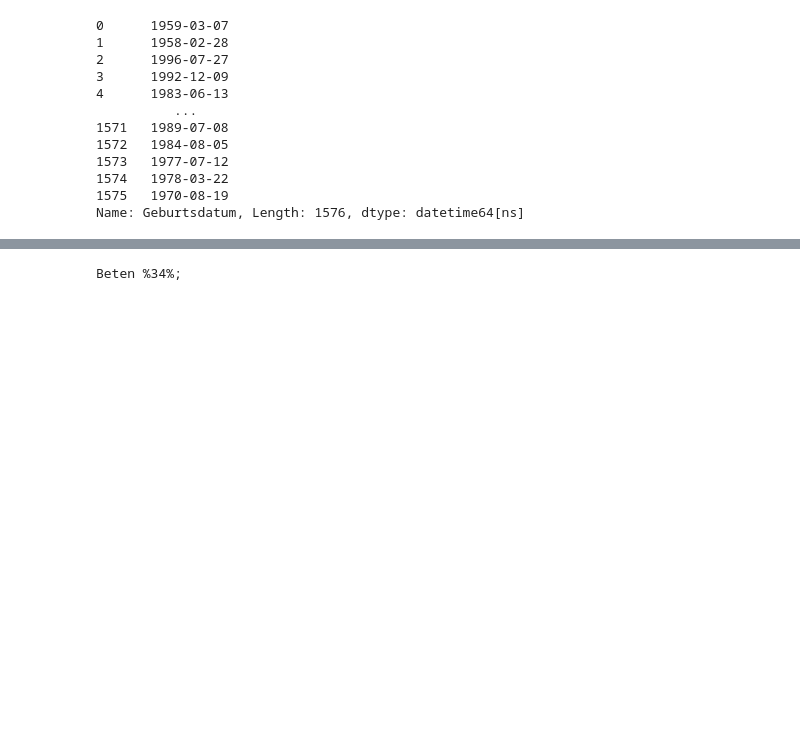
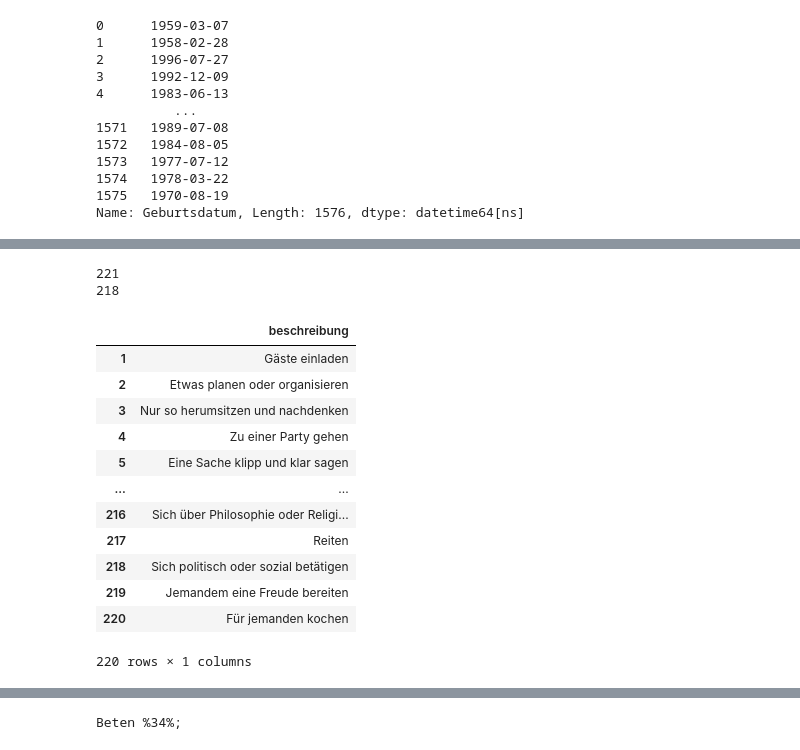
Before and after one commit to Sweet-Lunalotl/LetsMeet_Luna, a Jupyter notebook: notebooks/Akt1.ipynb, the cells around one changed output, grey strips where cells are left out. Cells and saved outputs as stored; diff of their text form; code cells hidden in the pictures; blank space fills up the shorter version.

```diff
--- a/notebooks/Akt1.ipynb
+++ b/notebooks/Akt1.ipynb
@@ -89,3 +113,42 @@ Name: Geburtsdatum, Length: 1576, dtype: datetime64[ns]
+# %%
+df["Hobbies"] = df["Hobby1 %Prio1%; Hobby2 %Prio2%; Hobby3 %Prio3%; Hobby4 %Prio4%; Hobby5 %Prio5%;"].str.replace(r'[%0-9]', '', regex=True)
+
+split_hobbies = df["Hobbies"].str.split(" ; ", expand=True)
+df[["Hobby1", "Hobby2", "Hobby3", "Hobby4", "Hobby5", "Hobby6"]] = split_hobbies
+
+
+unique_hobbies = set()
+for col in ['Hobby1', 'Hobby2', 'Hobby3', 'Hobby4', 'Hobby5', 'Hobby6']:
+    unique_hobbies.update(df[col].dropna().unique())
+
+print(len(unique_hobbies))
+
+print(df["Hobby1"].nunique())
+# %% [output]
+221
+218
+# %%
+ls_unique_hobbies = list(unique_hobbies)
+ls_unique_hobbies.remove('')
+ls_unique_hobbies
+df_unique_hobbies = pd.DataFrame(ls_unique_hobbies, columns=['beschreibung'])
+df_unique_hobbies.reset_index(drop=True)
+df_unique_hobbies.index += 1
+df_unique_hobbies
+# %% [output]
+|  | beschreibung |
+| 1 | Gäste einladen |
+| 2 | Etwas planen oder organisieren |
+| 3 | Nur so herumsitzen und nachdenken |
+| 4 | Zu einer Party gehen |
+| 5 | Eine Sache klipp und klar sagen |
+| ... | ... |
+| 216 | Sich über Philosophie oder Religi... |
+| 217 | Reiten |
+| 218 | Sich politisch oder sozial betätigen |
+| 219 | Jemandem eine Freude bereiten |
+| 220 | Für jemanden kochen |
+220 rows × 1 columns
 # %%
 df["Interessiert an nb"]=True
 df["Interessiert an m"] = df["Interessiert an"].isin(["m", "mw"])
```
Also changed, not shown: parts of 8 cells of this notebook.
